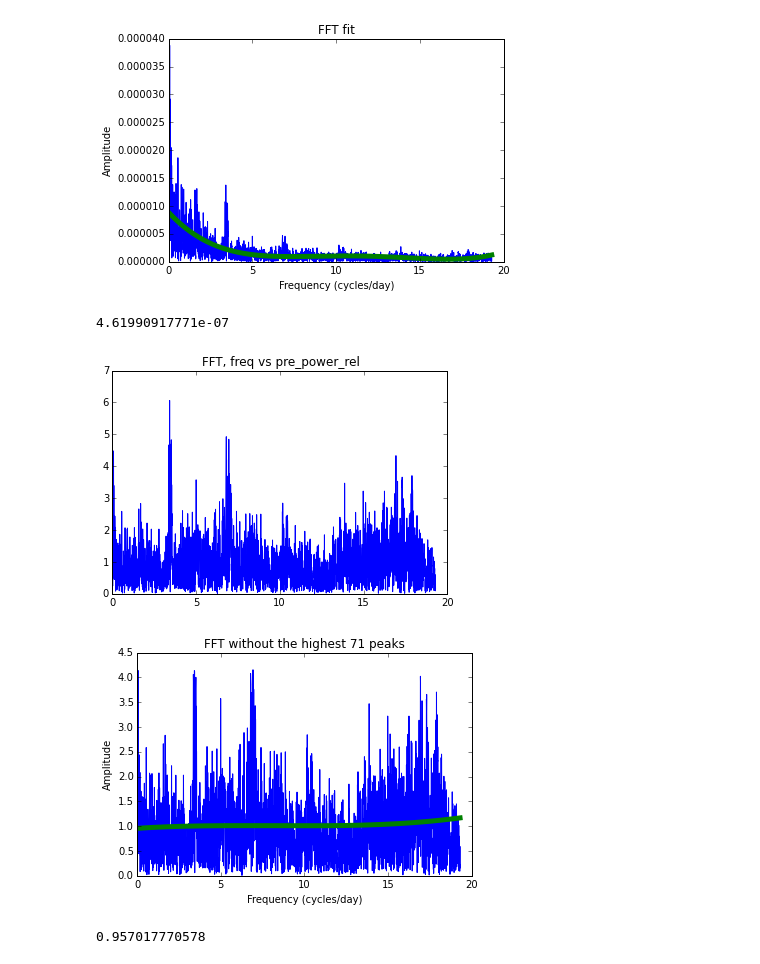
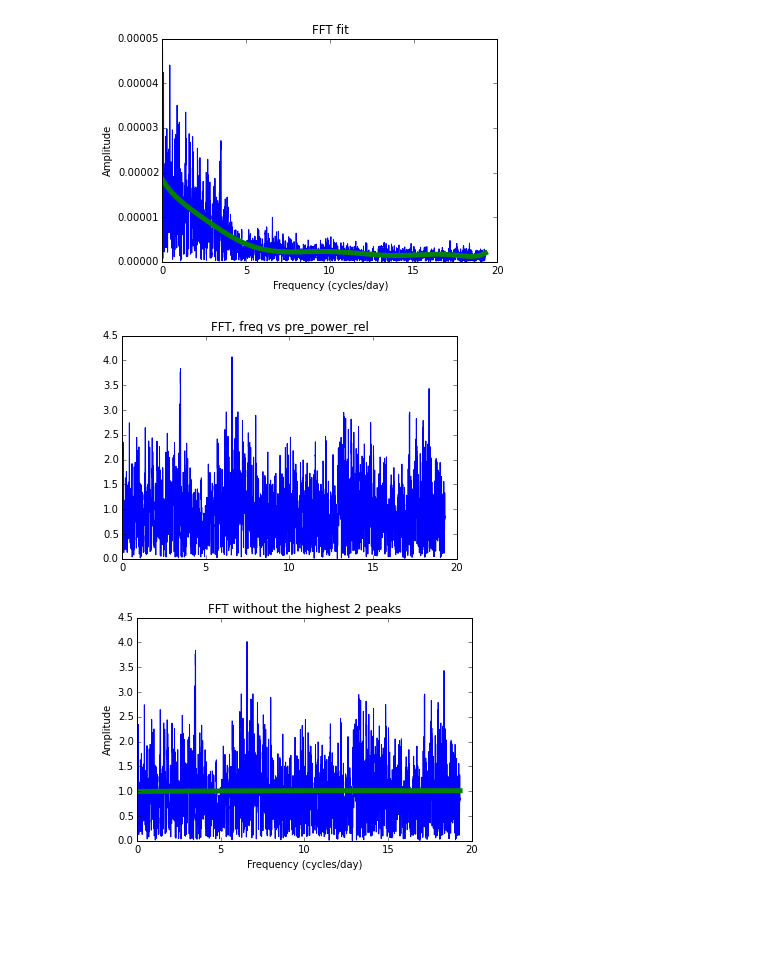
Before and after one commit to dianadianadiana/FFT, a Jupyter notebook: Data/fft.ipynb, the cells around one changed output. Saved outputs shown, nothing was run; the diff lists cells and outputs as text; code cells hidden in the pictures; blank space fills up the shorter version.

```diff
--- a/Data/fft.ipynb
+++ b/Data/fft.ipynb
@@ -34,7 +34,7 @@ filename_arr = ['201124933', '201127583', '201140274', '201143076', '201149315',
 # for filename in filename_arr:
 #     print("LCfluxesepic" + str(filename) + "star00.txt")
 
-chosenfile = "LCfluxesepic" + str(filename_arr[14]) + "star00.txt"
+chosenfile = "LCfluxesepic" + str(filename_arr[15]) + "star00.txt"
 print(chosenfile)
 data = np.loadtxt(chosenfile)
 # %% [output]
@@ -248,32 +239,30 @@ def poly_maker(x, y, func, poly = 1):
         i += 1
     return znew
 # %%
-z = poly_maker(freq, power, freq, poly = 4)
+z = poly_maker(freq, power, freq, poly = 8)
 plt.plot(freq*constant, power, 'b')
 plt.plot(freq*constant, z, 'g', linewidth = 5.0)
 plt.title("FFT fit")
 plt.xlabel("Frequency (cycles/day)")
 plt.ylabel("Amplitude")
 plt.show()
 # %% [output]
-[figure, old version]
+[figure, new version]
 # %%
-print(np.amin(z))
 pre_power_rel = power/z
 
 plt.plot(freq*constant, pre_power_rel)
 plt.title("FFT, freq vs pre_power_rel")
 plt.show()
 # %% [output]
-4.61990917771e-07
-[figure, old version]
+[figure, new version]
 # %%
 pre_indexes = constraint_index_finder(4, freq, pre_power_rel) #peaks
 
 power_fit = np.delete(pre_power_rel, pre_indexes)
 freq_fit = np.delete(freq, pre_indexes)
 
-z1 = poly_maker(freq_fit, power_fit, freq_fit, poly = 3)
+z1 = poly_maker(freq_fit, power_fit, freq_fit, poly = 2)
 
 plt.plot(freq_fit*constant, power_fit, 'b')
 plt.plot(freq_fit*constant, z1, 'g', linewidth = 5.0)
@@ -281,10 +270,8 @@ plt.title("FFT without the highest " + str(len(pre_indexes)) + " peaks")
 plt.xlabel("Frequency (cycles/day)")
 plt.ylabel("Amplitude")
 plt.show()
-print(np.amin(z1))
 # %% [output]
-[figure, old version]
+[figure, new version]
-0.957017770578
 # %%
 # Relative power
 z2 = poly_maker(freq_fit, power_fit, freq)
```
Also changed, not shown: parts of 22 cells of this notebook.
